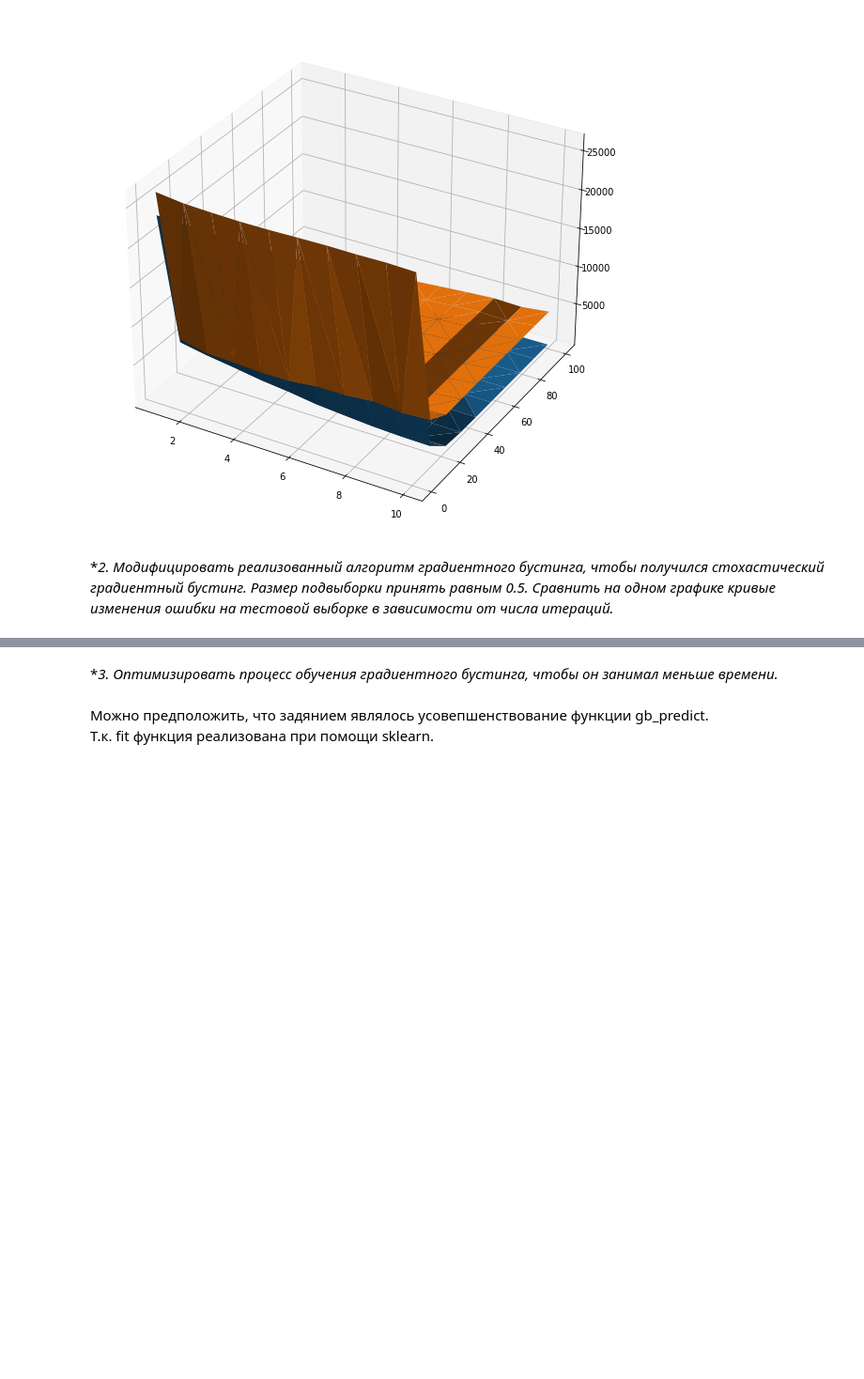
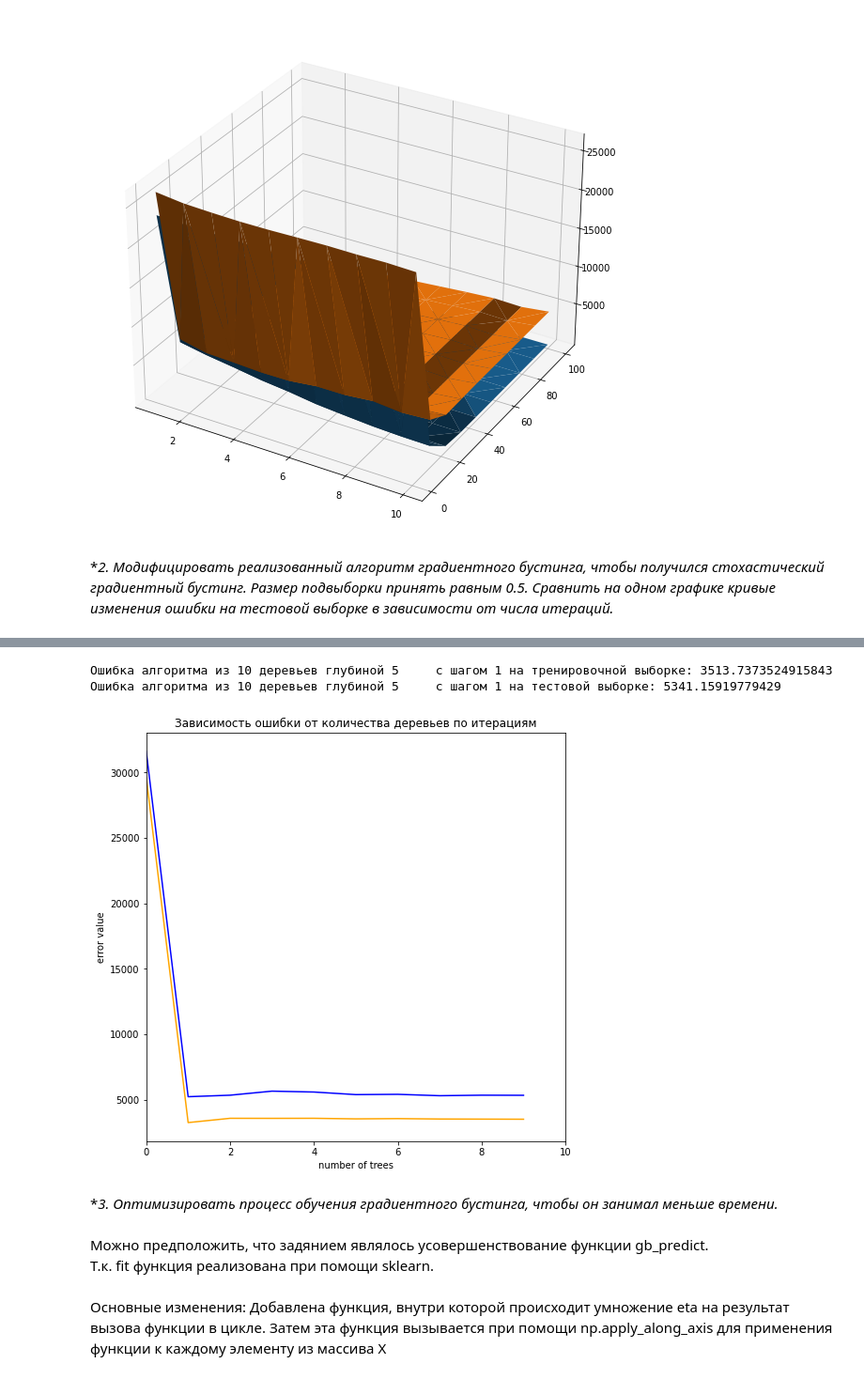
Before and after one commit to fandom170/GB_DataAlgorythms, a Jupyter notebook: Lesson 6/Homework_6.ipynb, the cells around one changed output, grey strips where cells are left out. Shown at 94% size. Cells and saved outputs as stored; diff of their text form; code cells hidden in the pictures; blank space fills up the shorter version.

```diff
--- a/Lesson 6/Homework_6.ipynb
+++ b/Lesson 6/Homework_6.ipynb
@@ -225,14 +227,14 @@ def sgd_fit_task_2(n_trees, max_depth, X_train, X_test, y_train, y_test, coefs,
             #---------------------------------------------------------------------------------
             tree.fit(X_train_sb, y_train_sb)
 
-            train_errors.append(mean_squared_error(y_train, gb_predict(X_train, trees, coefs, eta)))
+            train_errors.append(mean_squared_error(y_train_sb, gb_predict(X_train_sb, trees, coefs, eta)))
             test_errors.append(mean_squared_error(y_test, gb_predict(X_test, trees, coefs, eta)))
         else:
             # Получим ответы на текущей композиции
-            target = gb_predict(X_train, trees, coefs, eta)
+            target = gb_predict(X_train_sb, trees, coefs, eta)
 
             # алгоритмы начиная со второго обучаем на сдвиг
-            tree.fit(X_train, residual(y_train, target))
+            tree.fit(X_train_sb, residual(y_train_sb, target))
 
             #train and test errors list
             train_errors.append(mean_squared_error(y_train, gb_predict(X_train, trees, coefs, eta)))
@@ -304,0 +275,12 @@ evaluate_alg(X_train, X_test, y_train, y_test, trees, coefs, eta)
+# %%
+# Число деревьев в ансамбле
+n_trees = 10
+
+# Максимальная глубина деревьев
+max_depth = 5
+
+# для простоты примем коэффициенты равными 1
+coefs = [1] * n_trees
+
+# Шаг
+eta = 1
@@ -305,8 +302,28 @@ evaluate_alg(X_train, X_test, y_train, y_test, trees, coefs, eta)
+# %%
+evaluate_alg(X_train, X_test, y_train, y_test, trees, coefs, eta)
+# %% [output]
+Ошибка алгоритма из 10 деревьев глубиной 5     с шагом 1 на тренировочной выборке: 3513.7373524915843
+Ошибка алгоритма из 10 деревьев глубиной 5     с шагом 1 на тестовой выборке: 5341.15919779429
+# %%
+plt.figure(figsize=(8,8))
+plt.title("Зависимость ошибки от количества деревьев по итерациям")
+plt.xlabel('number of trees')
+plt.ylabel('error value')
+plt.xlim(0, n_trees)
+plt.plot( range(n_trees), train_errors, color='orange')
+plt.plot( range(n_trees), test_errors, color='blue')
+plt.show()
+# %% [output]
+[figure, added]
 # %% [markdown]
 **3. *Оптимизировать процесс обучения градиентного бустинга, чтобы он занимал меньше времени.**
 # %% [markdown]
-Можно предположить, что задянием являлось усовепшенствование функции gb_predict.
+Можно предположить, что задянием являлось усовершенствование функции gb_predict.
 Т.к. fit  функция реализована при помощи sklearn.
+# %% [markdown]
+Основные изменения:
+Добавлена функция, внутри которой происходит умножение eta на результат вызова функции в цикле.
+Затем эта функция вызывается при помощи np.apply_along_axis для применения функции к каждому элементу из массива Х
 # %%
 def gb_predict_task3(X, trees_list, eta):
     # Реализуемый алгоритм градиентного бустинга будет инициализироваться нулевыми значениями,
```
Also changed, not shown: parts of 26 cells of this notebook.
